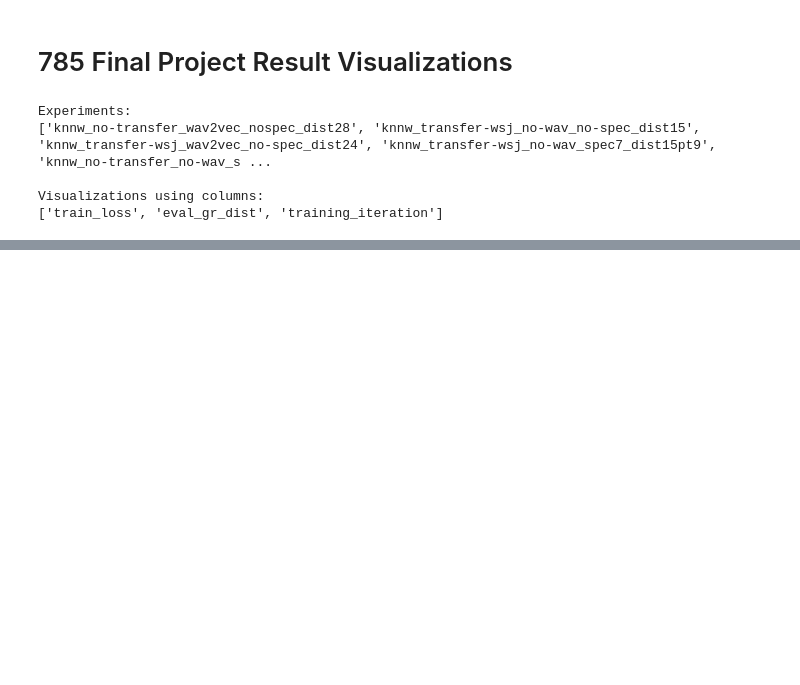
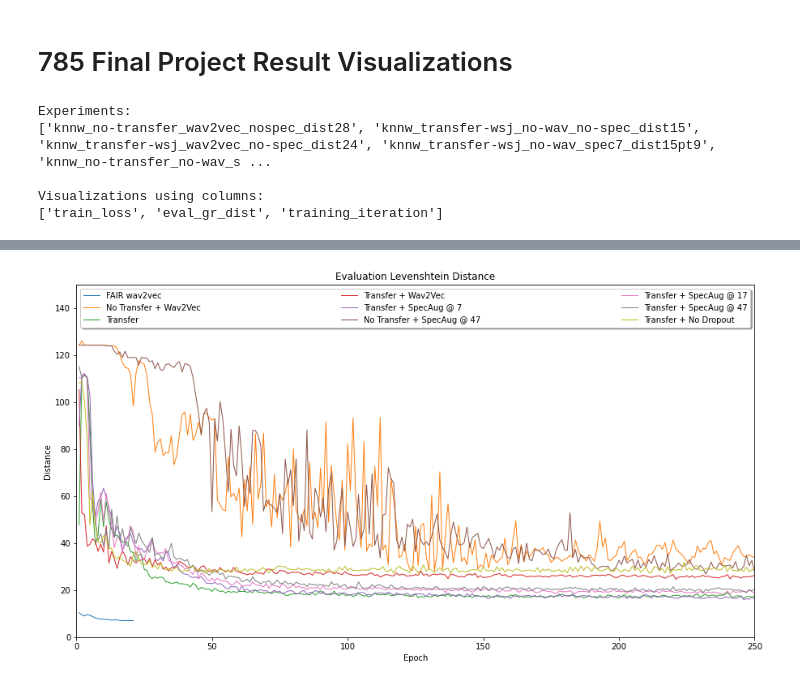
Before and after one commit to garrisonhess/autosubs, a Jupyter notebook: Final_Result_Visualizations.ipynb, the cells around one changed output, grey strips where cells are left out. Saved outputs shown, nothing was run; the diff lists cells and outputs as text; code cells hidden in the pictures; blank space fills up the shorter version.

```diff
--- a/Final_Result_Visualizations.ipynb
+++ b/Final_Result_Visualizations.ipynb
@@ -101,0 +131,4 @@ plot_eval_dist()
+# %%
+plot_eval_dist(exclude_FAIR=False)
+# %% [output]
+[figure, added]
```
Also changed, not shown: parts of 7 cells of this notebook, 6 other files.
